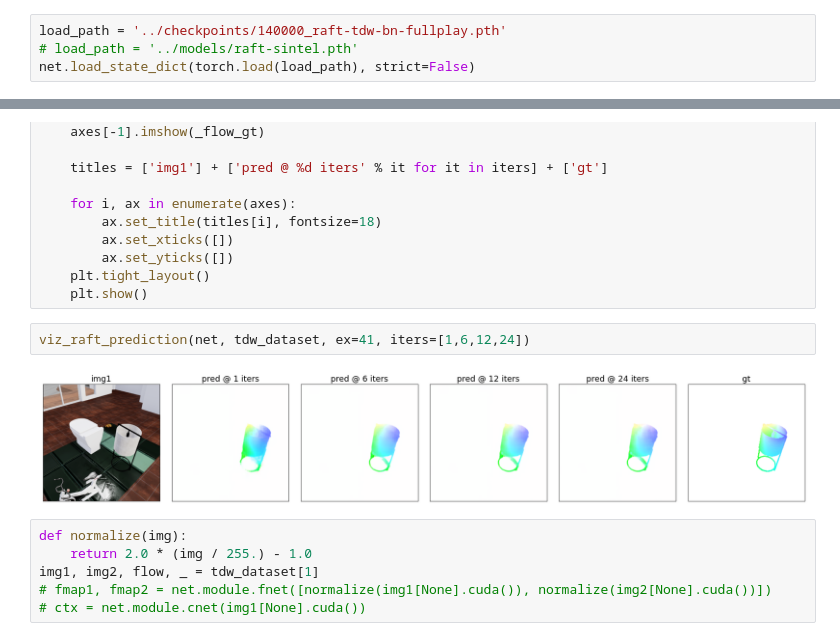
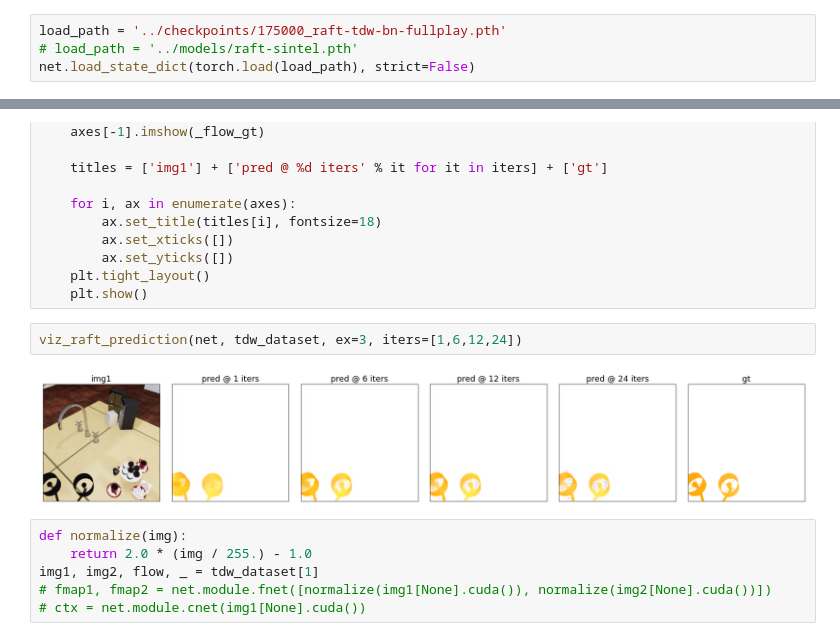
Before and after one commit to neuroailab/RAFT, a Jupyter notebook: notebooks/TDW_dataloading_020522.ipynb, the cells around one changed output, grey strips where cells are left out. Cells and saved outputs as stored; diff of their text form.

```diff
--- a/notebooks/TDW_dataloading_020522.ipynb
+++ b/notebooks/TDW_dataloading_020522.ipynb
@@ -81,5 +96,5 @@ ls ../checkpoints/*amax*
 # %%
-load_path = '../checkpoints/140000_raft-tdw-bn-fullplay.pth'
+load_path = '../checkpoints/175000_raft-tdw-bn-fullplay.pth'
 # load_path = '../models/raft-sintel.pth'
 net.load_state_dict(torch.load(load_path), strict=False)
 # %% [output]
@@ -138,9 +153,9 @@ def viz_raft_prediction(model, dataset, ex=0, iters=[1,12,24]):
     plt.tight_layout()
     plt.show()
 # %%
-viz_raft_prediction(net, tdw_dataset, ex=41, iters=[1,6,12,24])
+viz_raft_prediction(net, tdw_dataset, ex=3, iters=[1,6,12,24])
 # %% [output]
-[figure, old version]
+[figure, new version]
 # %%
 def normalize(img):
     return 2.0 * (img / 255.) - 1.0
```
Also changed, not shown: parts of 29 cells of this notebook, 3 other files.
